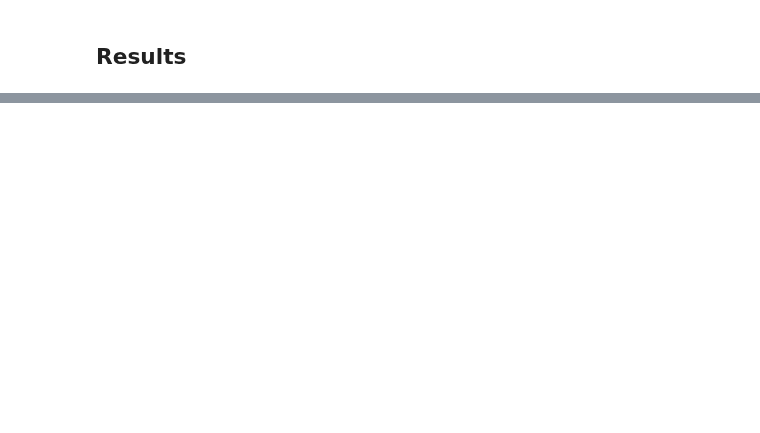
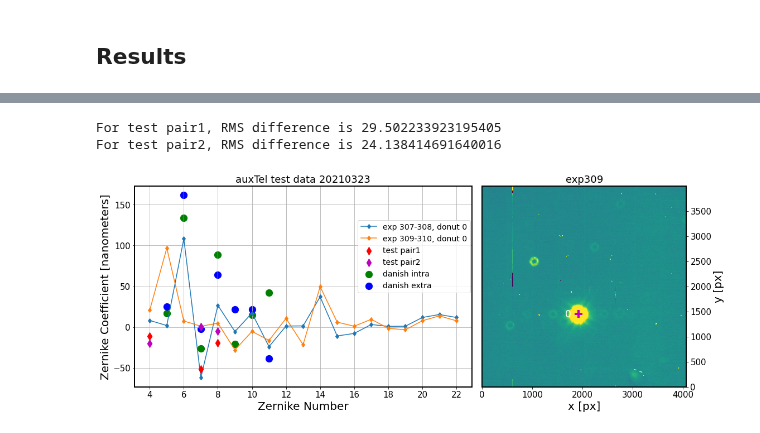
Before and after one commit to lsst-ts/ts_analysis_notebooks, a Jupyter notebook: notebooks/auxtel/AOS_DM-33168_validate_AT_with_test_data.ipynb, the cells around one changed output, grey strips where cells are left out. Saved outputs shown, nothing was run; the diff lists cells and outputs as text; code cells hidden in the pictures; blank space fills up the shorter version.

```diff
--- a/notebooks/auxtel/AOS_DM-33168_validate_AT_with_test_data.ipynb
+++ b/notebooks/auxtel/AOS_DM-33168_validate_AT_with_test_data.ipynb
@@ -296,0 +355,16 @@ Text(0.5, 1.0, 'exp309')
+# %%
+compare_with_test(exp_start=307, exp_end=309, year='2021', month_day='0323',
+                  test_results = [ [-19.40256, -51.19022, -11.11000],
+                                [-5.156342491620025, 0.6554215087770965, -19.8341551660864]],
+                  test_labels = ['test pair1','test pair2'],
+                  test_colors = ['r','m'],
+                  danish_results = [[-3104.618,17.177,134.087,-26.133,88.511,-20.925,14.620 ,41.928],
+                                 [2951.144,24.803,161.688 ,-2.071,64.181,21.840,21.485,-38.272]
+                                 ],
+                  danish_labels = ['danish intra','danish extra'],
+                  danish_colors = ['g','b']
+                 )
+# %% [output]
+For test pair1, RMS difference is 29.502233923195405
+For test pair2, RMS difference is 24.138414691640016
+[figure, added]
```
Also changed, not shown: parts of 15 cells of this notebook.
